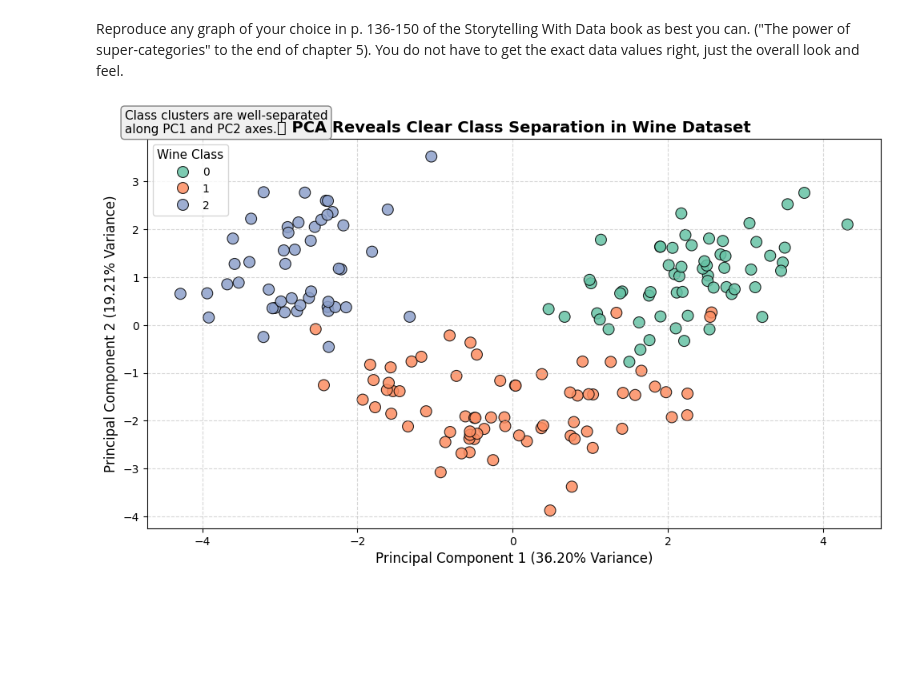
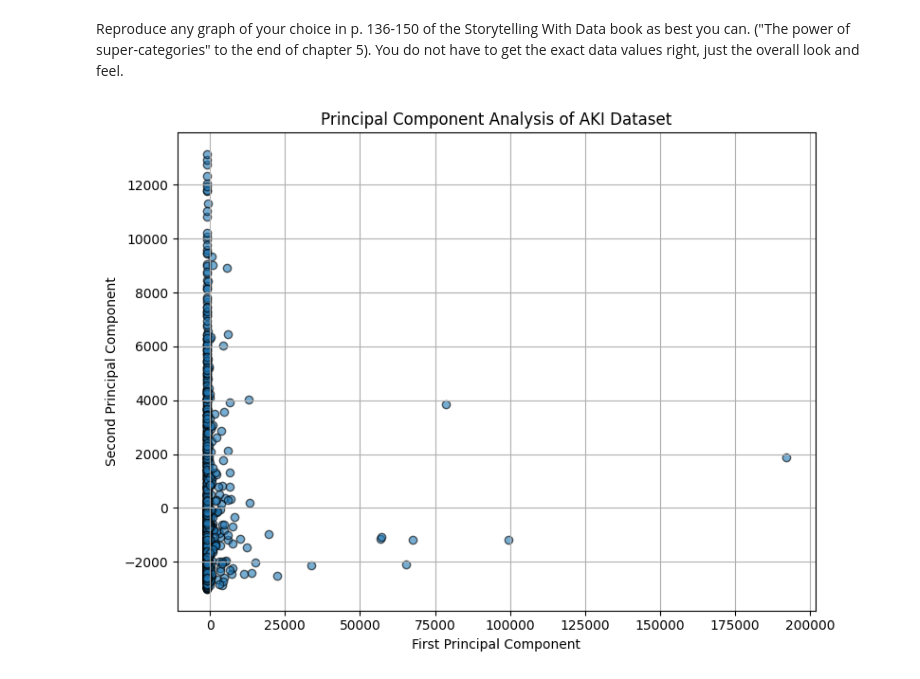
Before and after one commit to jhardis2/AI_HW9, a Jupyter notebook: Week9.ipynb, the cells around one changed output. Cells and saved outputs as stored; diff of their text form; code cells hidden in the pictures; blank space fills up the shorter version.

```diff
--- a/Week9.ipynb
+++ b/Week9.ipynb
@@ -198,36 +201,34 @@ comparison_df
 # 4. Storytelling With Data plot
 # %% [markdown]
 Reproduce any graph of your choice in p. 136-150 of the Storytelling With Data book as best you can. ("The power of super-categories" to the end of chapter 5). You do not have to get the exact data values right, just the overall look and feel.
-# %%
-# Create a storytelling-style PCA scatterplot using Seaborn and Matplotlib
-
-plt.figure(figsize=(10, 6))
-sns.scatterplot(
-    data=pca_df,
-    x="PC1", y="PC2",
-    hue="target",
-    palette="Set2",
-    s=100,
-    alpha=0.85,
-    edgecolor='black'
-)
-
-# Add annotations and titles
-plt.title("🎯 PCA Reveals Clear Class Separation in Wine Dataset", fontsize=14, weight='bold')
-plt.xlabel(f"Principal Component 1 ({variance_ratio[0]*100:.2f}% Variance)", fontsize=12)
-plt.ylabel(f"Principal Component 2 ({variance_ratio[1]*100:.2f}% Variance)", fontsize=12)
-
-# Add a storytelling annotation
-plt.text(
-    x=-5, y=4,
-    s="Class clusters are well-separated\nalong PC1 and PC2 axes.",
-    fontsize=11,
-    bbox=dict(boxstyle="round,pad=0.3", edgecolor="gray", facecolor="#f0f0f0")
-)
-
-plt.grid(True, linestyle='--', alpha=0.5)
-plt.tight_layout()
-plt.legend(title="Wine Class", title_fontsize=11)
-plt.show()
-# %% [output]
-[figure, removed]
+# %%
+import pandas as pd
+import matplotlib.pyplot as plt
+from sklearn import decomposition
+
+# Load and clean AKI data
+aki_df = pd.read_csv("acute_kidney_injury.csv")
+aki_df_numeric = aki_df.select_dtypes(include='number').dropna()
+aki_df_centered = aki_df_numeric - aki_df_numeric.mean()
+
+# Run PCA
+pca = decomposition.PCA(n_components=2)
+pca.fit(aki_df_centered)
+first_pc = aki_df_centered.dot(pca.components_[0])
+second_pc = aki_df_centered.dot(pca.components_[1])
+
+# Plot
+plt.figure(figsize=(8, 6))
+plt.scatter(first_pc, second_pc, alpha=0.6, edgecolor='k')
+plt.title("Principal Component Analysis of AKI Dataset")
+plt.xlabel("First Principal Component")
+plt.ylabel("Second Principal Component")
+plt.grid(True)
+plt.tight_layout()
+
+# Save locally
+plot_path = "aki_pca_storytelling_plot.png"
+plt.savefig(plot_path)
+plt.show()
+# %% [output]
+[figure, added]
```
Also changed, not shown: parts of 2 cells of this notebook, 2 other files.
